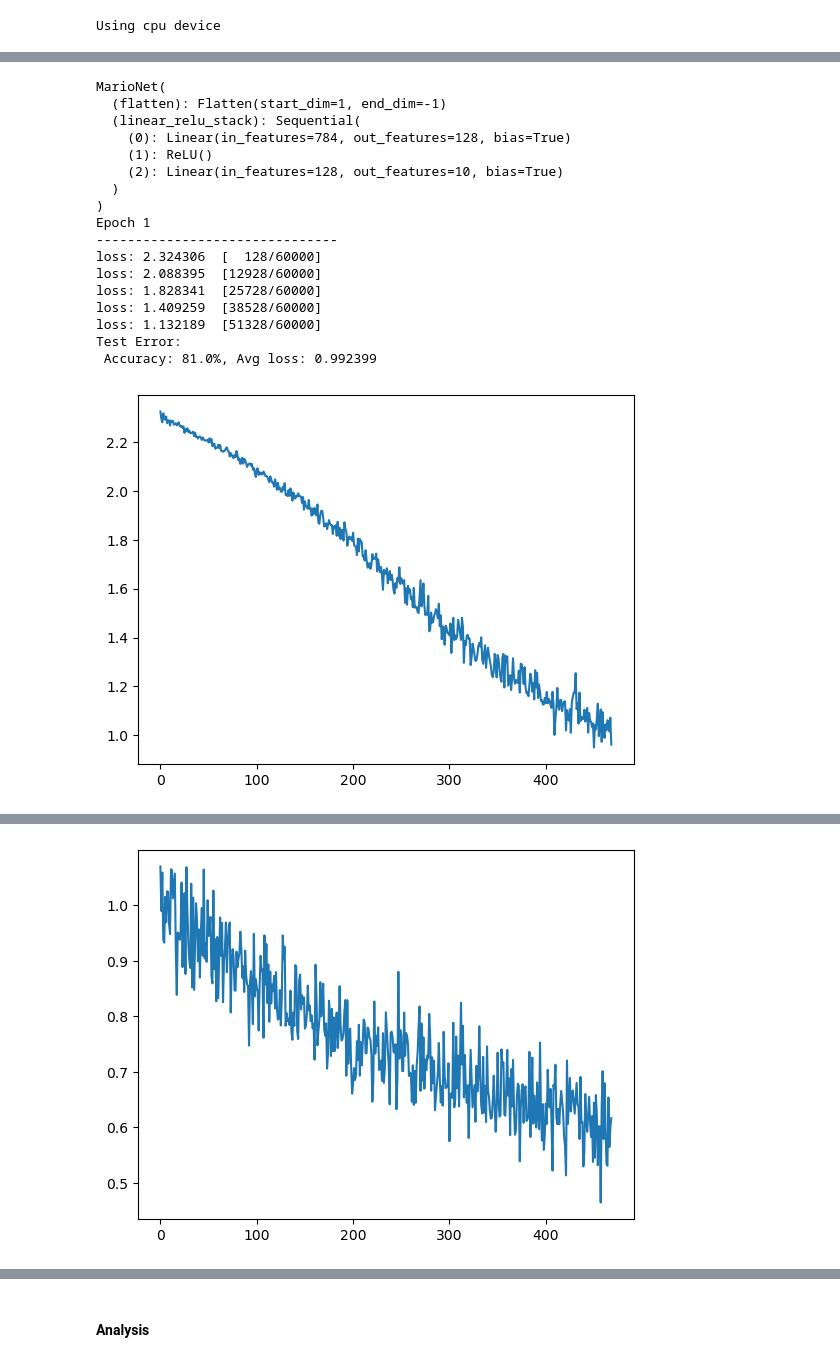
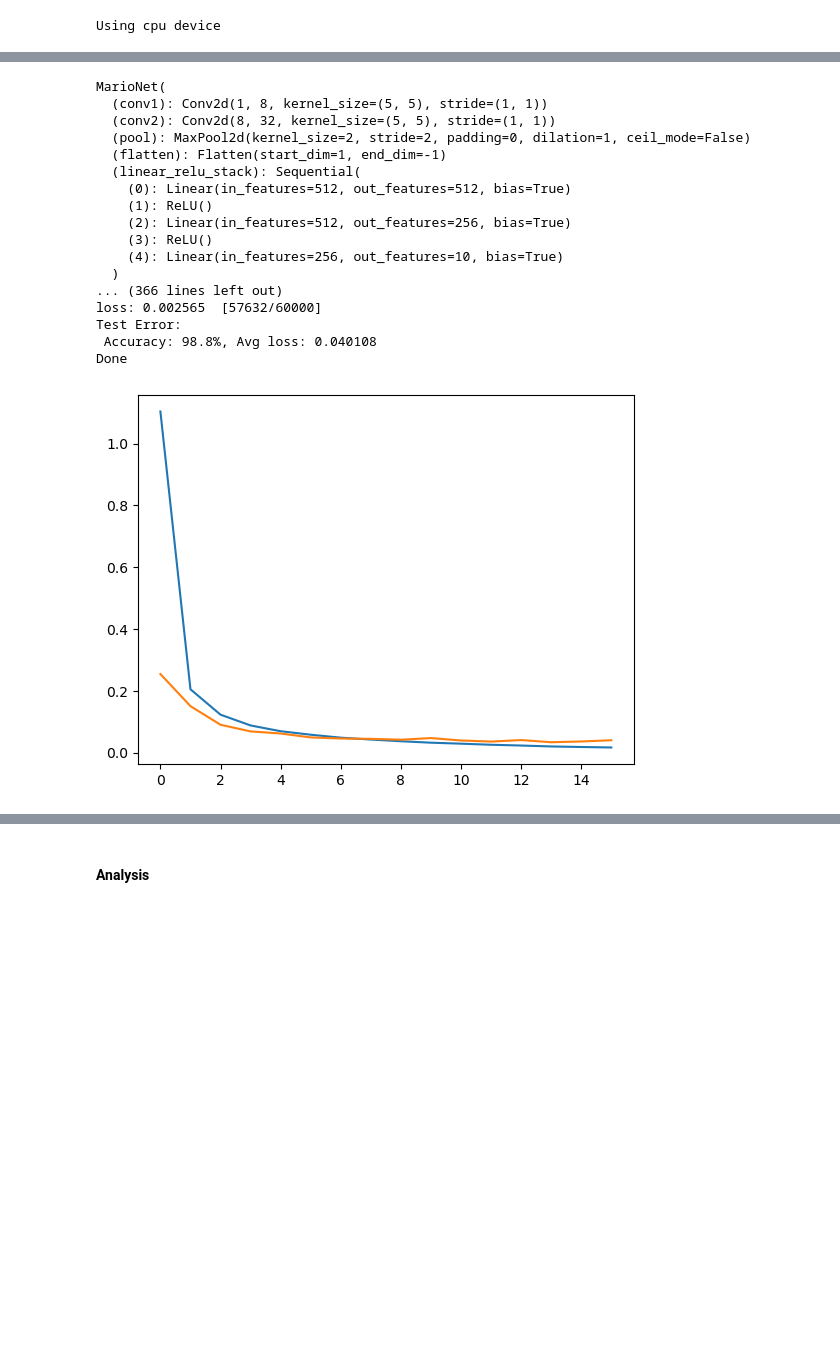
Before and after one commit to mario-ruoff/machine-learning-collection, a Jupyter notebook: cnn.ipynb, the cells around one changed output, grey strips where cells are left out. Cells and saved outputs as stored; diff of their text form; code cells hidden in the pictures; blank space fills up the shorter version.

```diff
--- a/cnn.ipynb
+++ b/cnn.ipynb
@@ -12,7 +12,6 @@ from torch import nn
 from torch.utils.data import DataLoader
 from torchvision import datasets, transforms
 from torchvision.transforms import ToTensor
-from IPython.display import display, clear_output
 
 # Downloading MNIST dataset
 print("Loading dataset...")
@@ -30,9 +29,9 @@ test_data = datasets.MNIST(
 )
 
 # Hyperparameters
-learning_rate = 0.01
-batch_size = 64
-epochs = 5
+learning_rate = 0.05
+batch_size = 32
+epochs = 16
 
 # Set data loader
 train_dataloader = DataLoader(train_data, batch_size=batch_size, shuffle=True)
@@ -57,17 +57,24 @@ print(f"Using {device} device")
 class MarioNet(nn.Module):
     def __init__(self):
         super().__init__()
+        self.conv1 = nn.Conv2d(1, 8, 5)
+        self.conv2 = nn.Conv2d(8, 32, 5)
+        self.pool = nn.MaxPool2d(2, 2)
         self.flatten = nn.Flatten()
         self.linear_relu_stack = nn.Sequential(
-            nn.Linear(28*28, 128),
+            nn.Linear(32 * 4 * 4, 512),
             nn.ReLU(),
-            nn.Linear(128, 10),
+            nn.Linear(512, 256),
+            nn.ReLU(),
+            nn.Linear(256, 10),
         )
 
     def forward(self, x):
+        x = self.pool(self.conv1(x))
+        x = self.pool(self.conv2(x))
         x = self.flatten(x)
-        logits = self.linear_relu_stack(x)
-        return logits
+        x = self.linear_relu_stack(x)
+        return x
 # %% [output]
 Using cpu device
 # %% [markdown]
@@ -75,14 +82,14 @@ Using cpu device
 # %%
 # Train loop
 def train_loop(dataloader, model, loss_fn, optimizer):
-    train_losses = []
     model.train()
+    train_loss = 0
     for batch, (X, y) in enumerate(dataloader):
         # Forward pass
         X, y = X.to(device), y.to(device)
         logits = model(X)
         loss = loss_fn(logits, y)
-        train_losses.append(loss.item())
+        train_loss += loss.item()
 
         # Backpropagation
         loss.backward()
@@ -92,55 +99,58 @@ def train_loop(dataloader, model, loss_fn, optimizer):
         # Print progress
         if batch % 100 == 0:
             current = batch * batch_size + len(X)
-            print(f"loss: {loss.item():>7f}  [{current:>5d}/{len(train_dataloader.dataset):>5d}]")
+            print(f"loss: {loss.item():>7f}  [{current:>5d}/{len(dataloader.dataset):>5d}]")
 
-    return train_losses
+    return train_loss / len(dataloader)
 
 # Test loop
 def test_loop(dataloader, model, loss_fn):
     model.eval()
-    test_loss, accuracy = 0, 0
-
+    test_loss = 0
+    accuracy = 0
     with torch.no_grad():
         for X, y in dataloader:
             X, y = X.to(device), y.to(device)
             logits = model(X)
             test_loss += loss_fn(logits, y).item()
             accuracy += (logits.argmax(1) == y).type(torch.float).sum().item()
 
     test_loss /= len(dataloader)
     accuracy /= len(dataloader.dataset)
     print(f"Test Error: \n Accuracy: {(100*accuracy):>0.1f}%, Avg loss: {test_loss:>8f}")
+    return test_loss
 
 model = MarioNet().to(device)
 loss_fn = nn.CrossEntropyLoss()
 optimizer = torch.optim.SGD(model.parameters(), lr=learning_rate)
 print(model)
 
+train_losses = []
+test_losses = []
 for epoch in range(epochs):
     print(f"Epoch {epoch+1}\n-------------------------------")
-    losses = train_loop(train_dataloader, model, loss_fn, optimizer)
-    test_loop(test_dataloader, model, loss_fn)
-    plt.plot(losses)
-    plt.show()
+    train_losses.append(train_loop(train_dataloader, model, loss_fn, optimizer))
+    test_losses.append(test_loop(test_dataloader, model, loss_fn))
 
+plt.plot(train_losses)
+plt.plot(test_losses)
 print("Done")
 # %% [output]
 MarioNet(
+  (conv1): Conv2d(1, 8, kernel_size=(5, 5), stride=(1, 1))
+  (conv2): Conv2d(8, 32, kernel_size=(5, 5), stride=(1, 1))
+  (pool): MaxPool2d(kernel_size=2, stride=2, padding=0, dilation=1, ceil_mode=False)
   (flatten): Flatten(start_dim=1, end_dim=-1)
   (linear_relu_stack): Sequential(
-    (0): Linear(in_features=784, out_features=128, bias=True)
+    (0): Linear(in_features=512, out_features=512, bias=True)
     (1): ReLU()
-    (2): Linear(in_features=128, out_features=10, bias=True)
+    (2): Linear(in_features=512, out_features=256, bias=True)
+    (3): ReLU()
+    (4): Linear(in_features=256, out_features=10, bias=True)
   )
-)
-Epoch 1
--------------------------------
-loss: 2.324306  [  128/60000]
-loss: 2.088395  [12928/60000]
-loss: 1.828341  [25728/60000]
-loss: 1.409259  [38528/60000]
-loss: 1.132189  [51328/60000]
+... (366 lines left out)
+loss: 0.002565  [57632/60000]
 Test Error:
- Accuracy: 81.0%, Avg loss: 0.992399
+ Accuracy: 98.8%, Avg loss: 0.040108
+Done
-[figure, old version]
+[figure, new version]
@@ -156 +156,0 @@ Test Error:
-[figure, removed]
```
Also changed, not shown: parts of 6 cells of this notebook, 1 other file.
